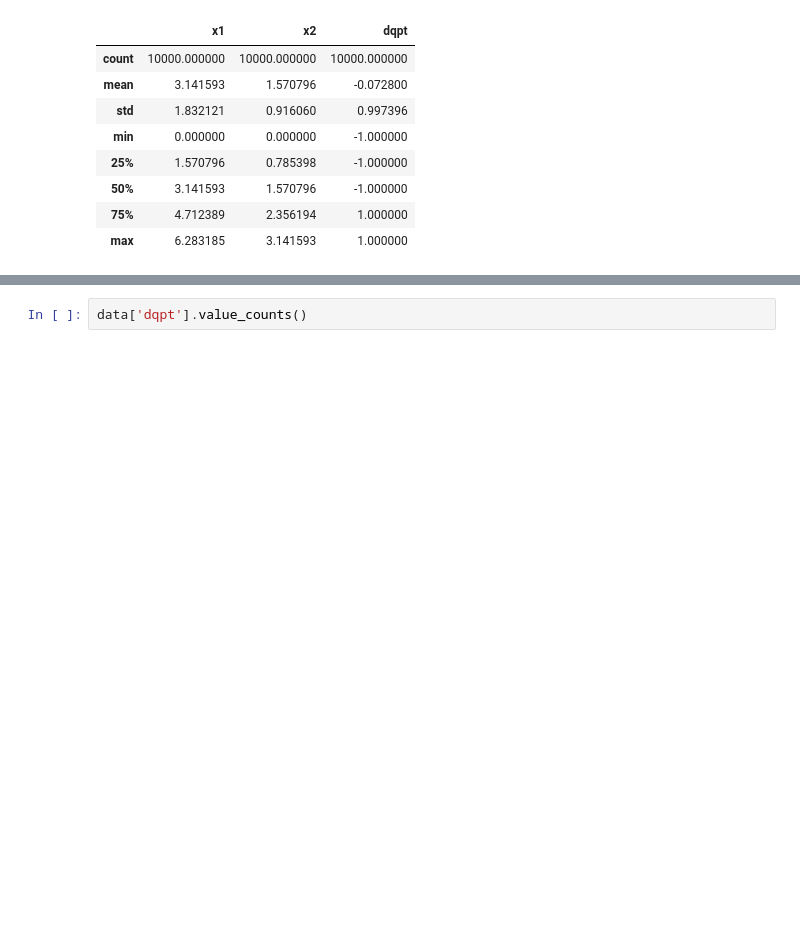
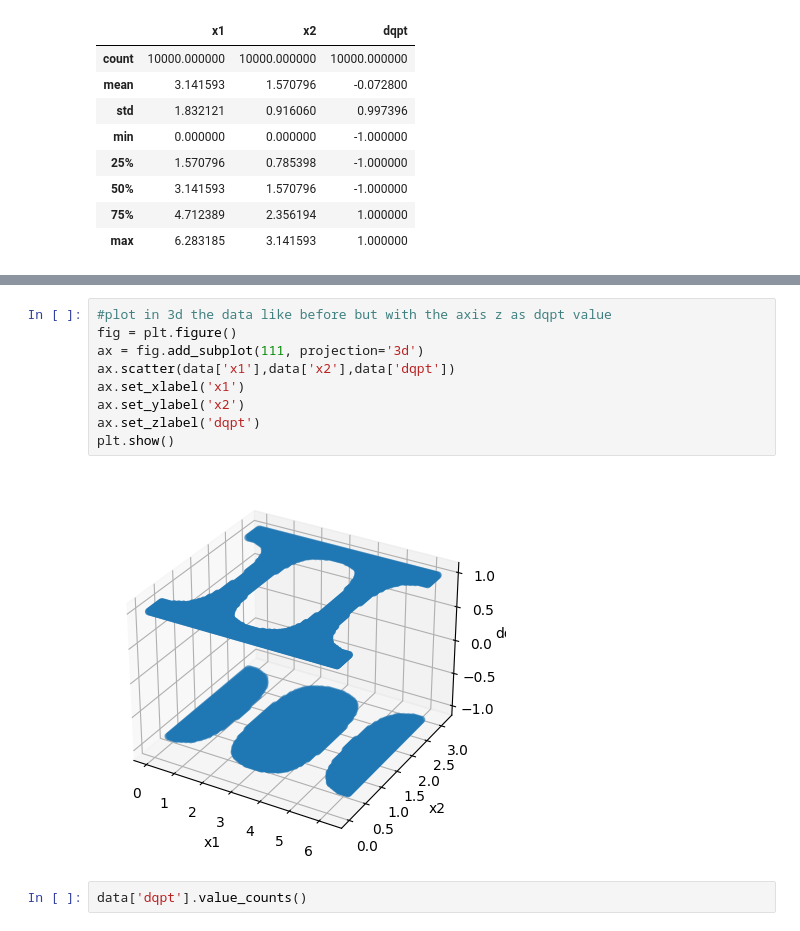
Before and after one commit to JoseFredes/SVC, a Jupyter notebook: classic_svc.ipynb, the cells around one changed output, grey strips where cells are left out. Cells and saved outputs as stored; diff of their text form; blank space fills up the shorter version.

```diff
--- a/classic_svc.ipynb
+++ b/classic_svc.ipynb
@@ -46,3 +50,14 @@ data.describe()
+# %%
+#plot in 3d the data like before but with the axis z as dqpt value
+fig = plt.figure()
+ax = fig.add_subplot(111, projection='3d')
+ax.scatter(data['x1'],data['x2'],data['dqpt'])
+ax.set_xlabel('x1')
+ax.set_ylabel('x2')
+ax.set_zlabel('dqpt')
+plt.show()
+# %% [output]
+[figure, added]
 # %%
 data['dqpt'].value_counts()
 # %% [output]
```
Also changed, not shown: parts of 23 cells of this notebook, 11 other files.
